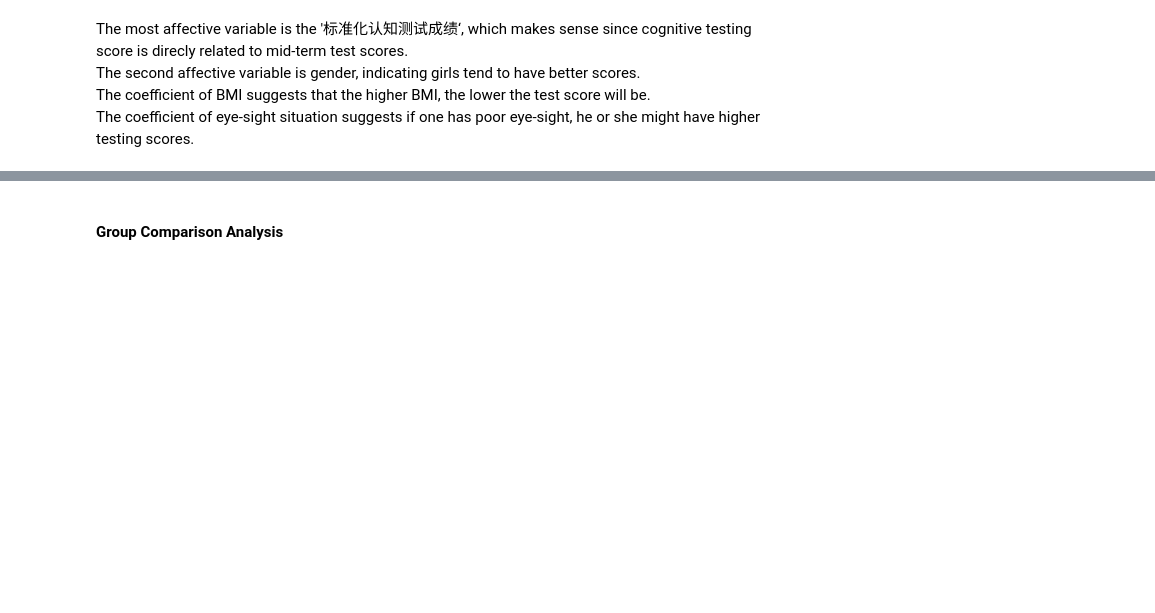
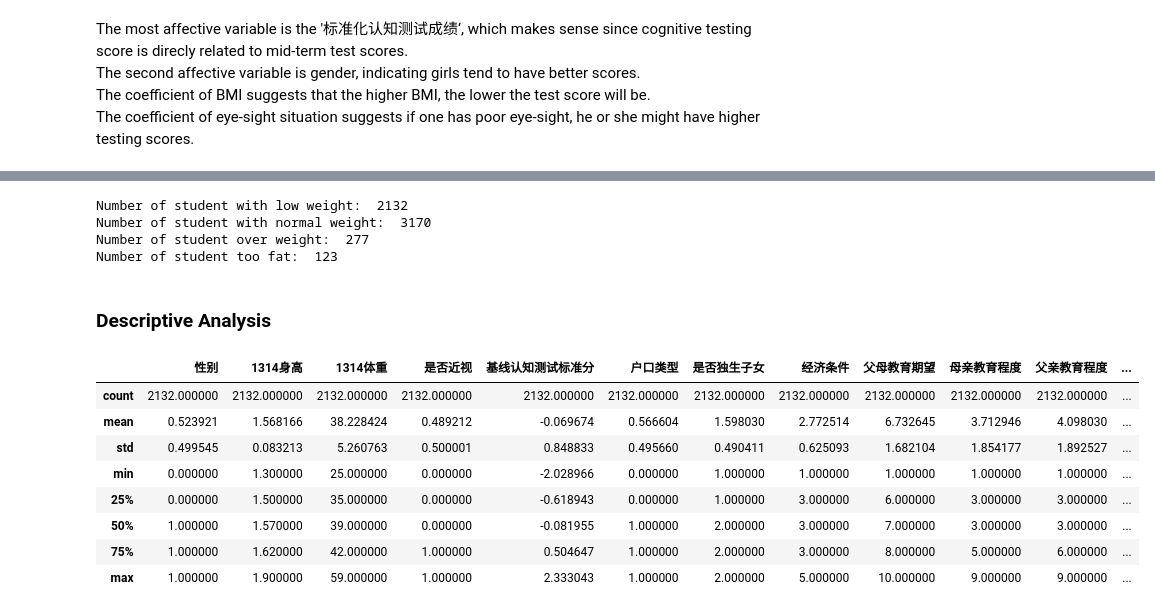
Before and after one commit to CindyChow123/BMI-Sight_relation_with_test_score_Economy_2021_spring, a Jupyter notebook: data_analysis.ipynb, the cells around one changed output, grey strips where cells are left out. Saved outputs shown, nothing was run; the diff lists cells and outputs as text; code cells hidden in the pictures; blank space fills up the shorter version.

Commit message:
add group analysis

```diff
--- a/data_analysis.ipynb
+++ b/data_analysis.ipynb
@@ -362,2 +366,29 @@ have higher testing scores.
+# %%
+data_xy_sort = data_xy.sort_values(by=['BMI'])
+data_low = data_xy_sort.loc[data_xy_sort['BMI']<17.2]
+data_norm = data_xy_sort.loc[(data_xy_sort['BMI']<24) & (data_xy_sort['BMI']>=17.2)]
+data_over = data_xy_sort.loc[(data_xy_sort['BMI']<28) & (data_xy_sort['BMI']>=24)]
+data_fat = data_xy_sort.loc[data_xy_sort['BMI']>=28]
+print('Number of student with low weight: ',data_low.shape[0])
+print('Number of student with normal weight: ',data_norm.shape[0])
+print('Number of student over weight: ',data_over.shape[0])
+print('Number of student too fat: ',data_fat.shape[0])
+# %% [output]
+Number of student with low weight:  2132
+Number of student with normal weight:  3170
+Number of student over weight:  277
+Number of student too fat:  123
 # %% [markdown]
-#### Group Comparison Analysis
+### Descriptive Analysis
+# %%
+data_low.describe()
+# %% [output]
+|  | 性别 | 1314身高 | 1314体重 | 是否近视 | 基线认知测试标准分 | 户口类型 | 是否独生子女 | 经济条件 | 父母教育期望 | 母亲教育程度 | 父亲教育程度 | ... |
+| count | 2132.000000 | 2132.000000 | 2132.000000 | 2132.000000 | 2132.000000 | 2132.000000 | 2132.000000 | 2132.000000 | 2132.000000 | 2132.000000 | 2132.000000 | ... |
+| mean | 0.523921 | 1.568166 | 38.228424 | 0.489212 | -0.069674 | 0.566604 | 1.598030 | 2.772514 | 6.732645 | 3.712946 | 4.098030 | ... |
+| std | 0.499545 | 0.083213 | 5.260763 | 0.500001 | 0.848833 | 0.495660 | 0.490411 | 0.625093 | 1.682104 | 1.854177 | 1.892527 | ... |
+| min | 0.000000 | 1.300000 | 25.000000 | 0.000000 | -2.028966 | 0.000000 | 1.000000 | 1.000000 | 1.000000 | 1.000000 | 1.000000 | ... |
+| 25% | 0.000000 | 1.500000 | 35.000000 | 0.000000 | -0.618943 | 0.000000 | 1.000000 | 3.000000 | 6.000000 | 3.000000 | 3.000000 | ... |
+| 50% | 1.000000 | 1.570000 | 39.000000 | 0.000000 | -0.081955 | 1.000000 | 2.000000 | 3.000000 | 7.000000 | 3.000000 | 3.000000 | ... |
+| 75% | 1.000000 | 1.620000 | 42.000000 | 1.000000 | 0.504647 | 1.000000 | 2.000000 | 3.000000 | 8.000000 | 5.000000 | 6.000000 | ... |
+| max | 1.000000 | 1.900000 | 59.000000 | 1.000000 | 2.333043 | 1.000000 | 2.000000 | 5.000000 | 10.000000 | 9.000000 | 9.000000 | ... |
```
Also changed, not shown: parts of 15 cells of this notebook.
